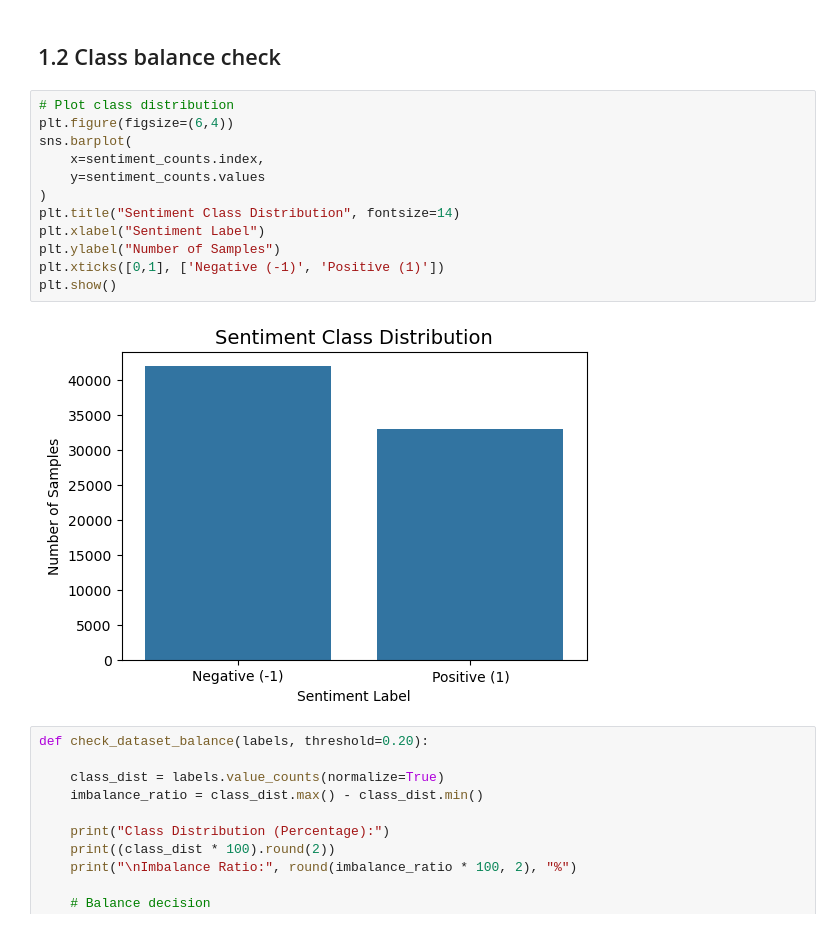
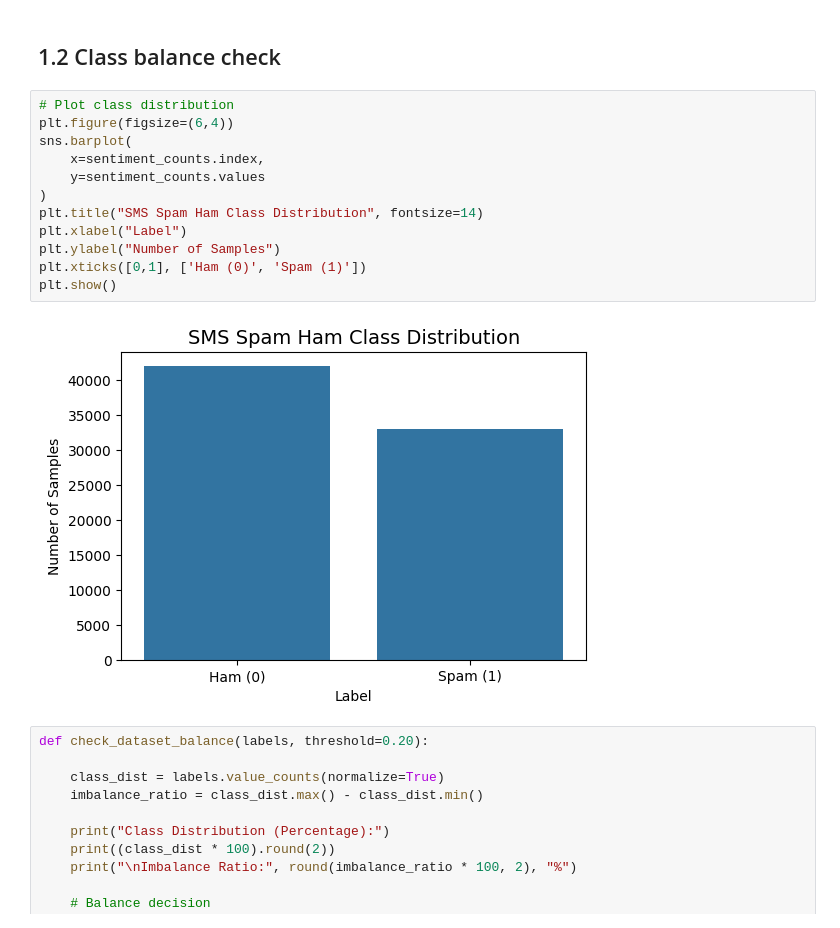
Before and after one commit to PragyaRayamajhi/AppliedMachineLearningCoursework, a Jupyter notebook: 23048659_PragyaRayamajhi_AML_Code.ipynb, the cells around one changed output. Saved outputs shown, nothing was run; the diff lists cells and outputs as text.

```diff
--- a/23048659_PragyaRayamajhi_AML_Code.ipynb
+++ b/23048659_PragyaRayamajhi_AML_Code.ipynb
@@ -72,17 +81,17 @@ Name: count, dtype: int64
 # %%
 # Plot class distribution
 plt.figure(figsize=(6,4))
 sns.barplot(
     x=sentiment_counts.index,
     y=sentiment_counts.values
 )
-plt.title("Sentiment Class Distribution", fontsize=14)
-plt.xlabel("Sentiment Label")
+plt.title("SMS Spam Ham Class Distribution", fontsize=14)
+plt.xlabel("Label")
 plt.ylabel("Number of Samples")
-plt.xticks([0,1], ['Negative (-1)', 'Positive (1)'])
+plt.xticks([0,1], ['Ham (0)', 'Spam (1)'])
 plt.show()
 # %% [output]
-[figure, old version]
+[figure, new version]
 # %%
 def check_dataset_balance(labels, threshold=0.20):
 
```
Also changed, not shown: parts of 18 cells of this notebook.
